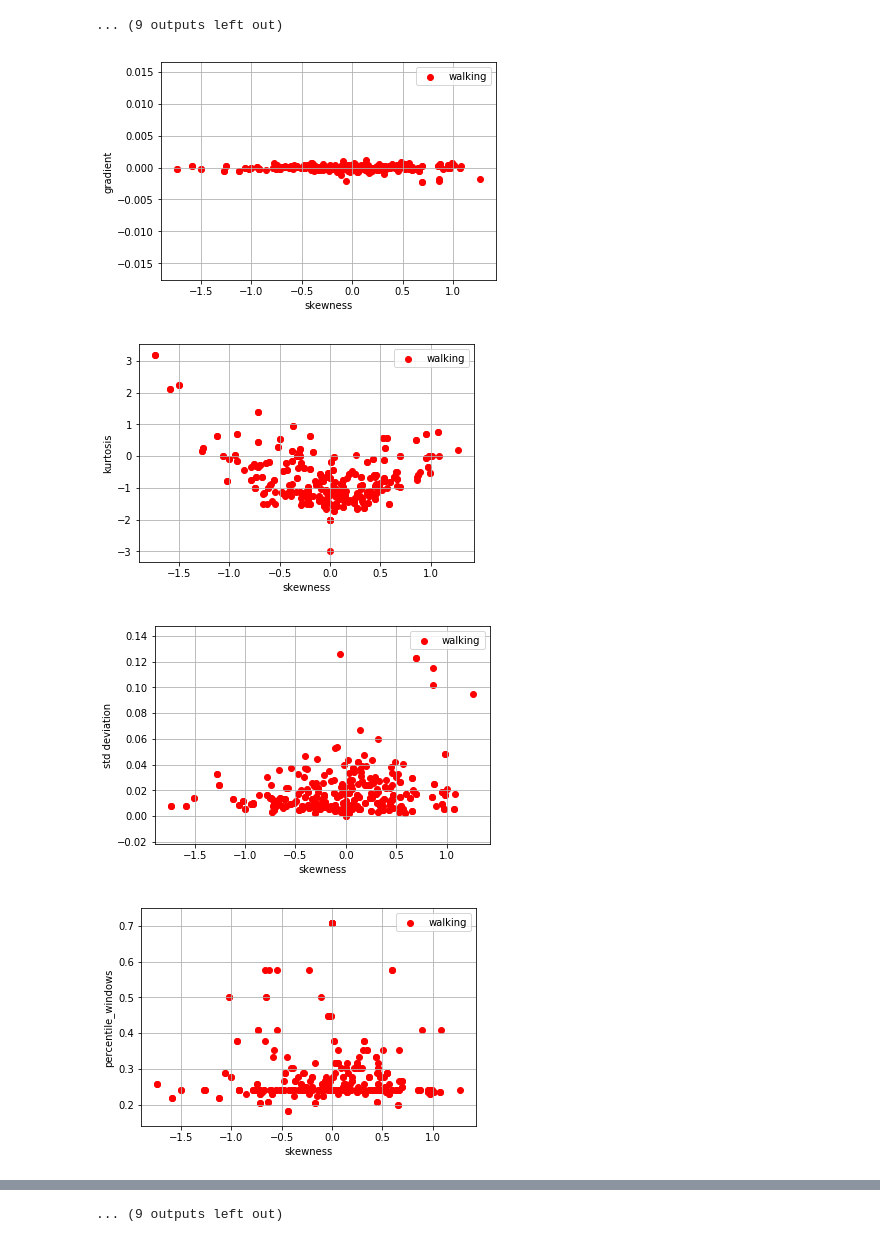
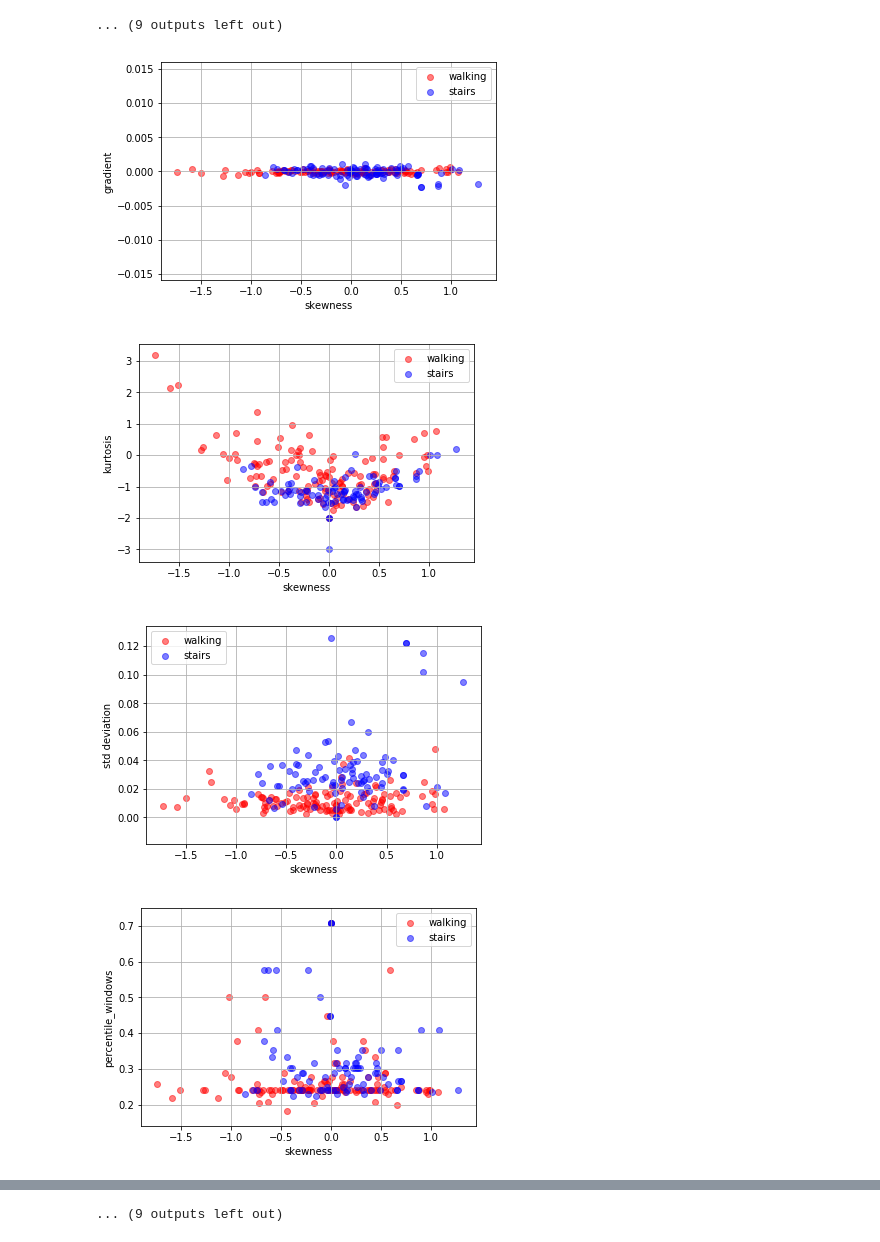
Before and after one commit to nithishr/activity_recognition, a Jupyter notebook: Classification_Clean_Pressure.ipynb, the cells around one changed output, grey strips where cells are left out. Saved outputs shown, nothing was run; the diff lists cells and outputs as text; code cells hidden in the pictures.

Commit message:
Fixed bug in classification + added visualization

```diff
--- a/Classification_Clean_Pressure.ipynb
+++ b/Classification_Clean_Pressure.ipynb
@@ -57,13 +79,14 @@ print(len(walking_frame))
 130
 # %%
 stairs_files = climbing_files + downstairs_files
+frame_list = []
 for s_file in stairs_files:
     df = pd.read_csv(s_file, delimiter=',', header=0, skipinitialspace=True, usecols=[0,1,2])
     df_features = create_pressure_features(df, 3000)
 #     print(len(df), len(df_features))
     frame_list.append(df_features)
-    stairs_frame = pd.DataFrame()
-    stairs_frame = pd.concat(frame_list)
+stairs_frame = pd.DataFrame()
+stairs_frame = pd.concat(frame_list)
 #     display(walking_frame.head())
 #     display(walking_frame.tail())
 #     print(len(walking_frame))
@@ -313,8 +314,8 @@ from sklearn.metrics import confusion_matrix
 | 24 | -0.089037 |
 | 25 | -0.086648 |
 # %%
-s_features_array = stairs_frame.as_matrix(columns=c_features.columns)
-w_features_array = walking_frame.as_matrix(columns=w_features.columns)
+s_features_array = stairs_frame.as_matrix(columns=stairs_frame.columns)
+w_features_array = walking_frame.as_matrix(columns=walking_frame.columns)
 # %%
 print(s_features_array.shape, s_features_array)
 print(w_features_array.shape, w_features_array)
@@ -706,23 +704,32 @@ for combo in combos:
 ... (9 outputs left out)
 # %%
 # from mpl_toolkits.mplot3d import Axes3D
+# clr = [(lambda x:'red' if x==0 else 'green')(x) for x in windows_map[7]['values']]
+clr = ['red' if x==0 else 'green' for x in windows_map[7]['values']]
+import pylab
 for combo in combos:
 #     print(windows_map[combo[0]]['legend'], windows_map[combo[1]]['legend'])
     fig = plt.figure()
-#     plt.scatter(windows_map[combo[0]]['values'], windows_map[combo[1]]['values'], c=[(lambda x:'r' if x==0 else ('b' if x==1 else 'g'))(x) for x in windows_map[6]['values']], label=[i for i in windows_map[6]])
-    plt.scatter(windows_map[combo[0]]['values'], windows_map[combo[1]]['values'], c='r', label='walking')
+    ax1 = fig.add_subplot(111)
+#     plt.scatter(windows_map[combo[0]]['values'], windows_map[combo[1]]['values'], c=[(lambda x:'r' if x==0 else 'g')(x) for x in windows_map[7]['values']])#, label=[i for i in windows_map[7]['legend']])
+#     plt.scatter(windows_map[combo[0]]['values'], windows_map[combo[1]]['values'], color=clr)# label='walking')
+    ax1.scatter(windows_map[combo[0]]['values'][:len(walking_frame)], windows_map[combo[1]]['values'][:len(walking_frame)], c='r', alpha=0.5, label='walking')
+    ax1.scatter(windows_map[combo[0]]['values'][len(walking_frame):], windows_map[combo[1]]['values'][len(walking_frame):], c='b', alpha=0.5, label='stairs')
 #     plt.scatter(windows_map[combo[0]]['values'][len(skewness_w_windows):len(skewness_w_windows) + len(skewness_c_windows)], windows_map[combo[1]]['values'][len(skewness_w_windows):len(skewness_w_windows) + len(skewness_c_windows)],c='g', label='climbing stairs')
 #     plt.scatter(windows_map[combo[0]]['values'][len(skewness_windows)-len(skewness_d_windows):], windows_map[combo[1]]['values'][len(skewness_windows)-len(skewness_d_windows):], c='b', label='climbing downstairs')
 #     plt.scatter(windows_map[combo[0]]['values'][:len(skewness_w_windows)], windows_map[combo[1]]['values'][:len(skewness_w_windows)], windows_map[6]['values'][:len(skewness_w_windows)], c='b')
 #     plt.scatter(windows_map[combo[0]]['values'][:len(skewness_w_windows)], windows_map[combo[1]]['values'][:len(skewness_w_windows)], windows_map[6]['values'][:len(skewness_w_windows)], c='g')
+#     plt.scatter(windows_map[combo[0]]['values'], windows_map[combo[1]]['values'], c=windows_map[7]['values'], cmap=pylab.colormaps)#label='walking')
+#     plt.scatter(windows_map[combo[0]]['values'], windows_map[combo[1]]['values'], color=clr)
+#     print(len(windows_map[combo[0]]['values']), len(windows_map[combo[1]]['values']), len(clr))
     ax = plt.subplot()
     ax.set_xlabel(windows_map[combo[0]]['legend'])
     ax.set_ylabel(windows_map[combo[1]]['legend'])
     ax.legend()
     ax.grid(True)
     plt.show()
 # %% [output]
-[figure, old version]
+[figure, new version]
-[figure, old version]
+[figure, new version]
-[figure, old version]
+[figure, new version]
-[figure, old version]
+[figure, new version]
```
Also changed, not shown: parts of 26 cells of this notebook.
